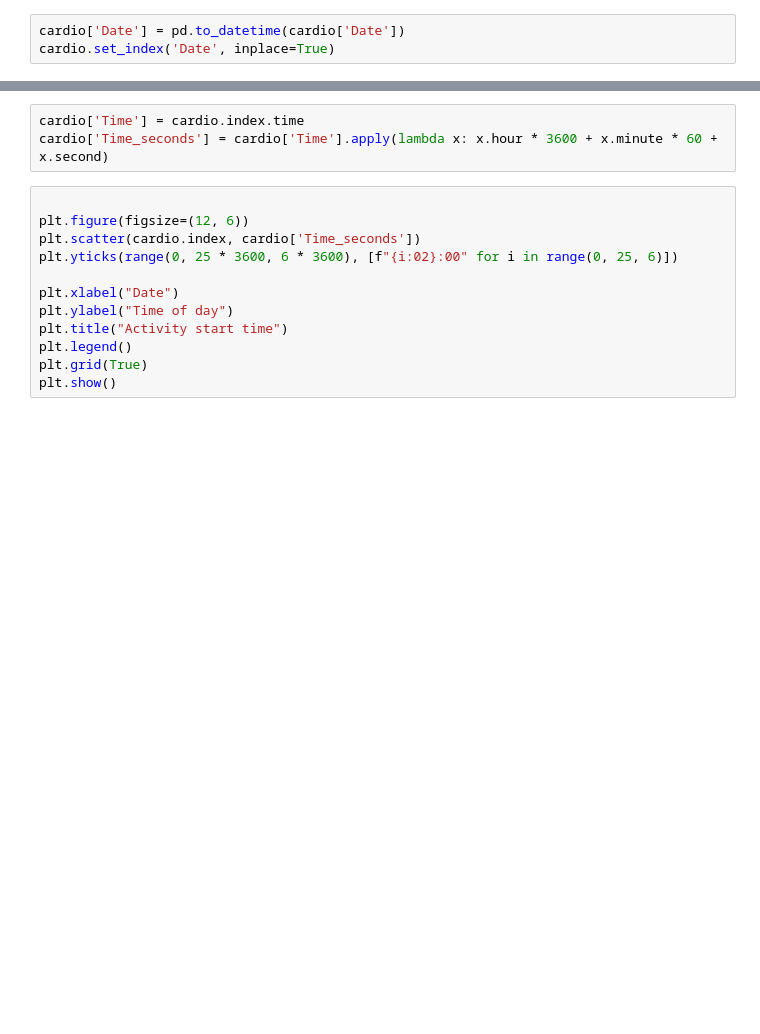
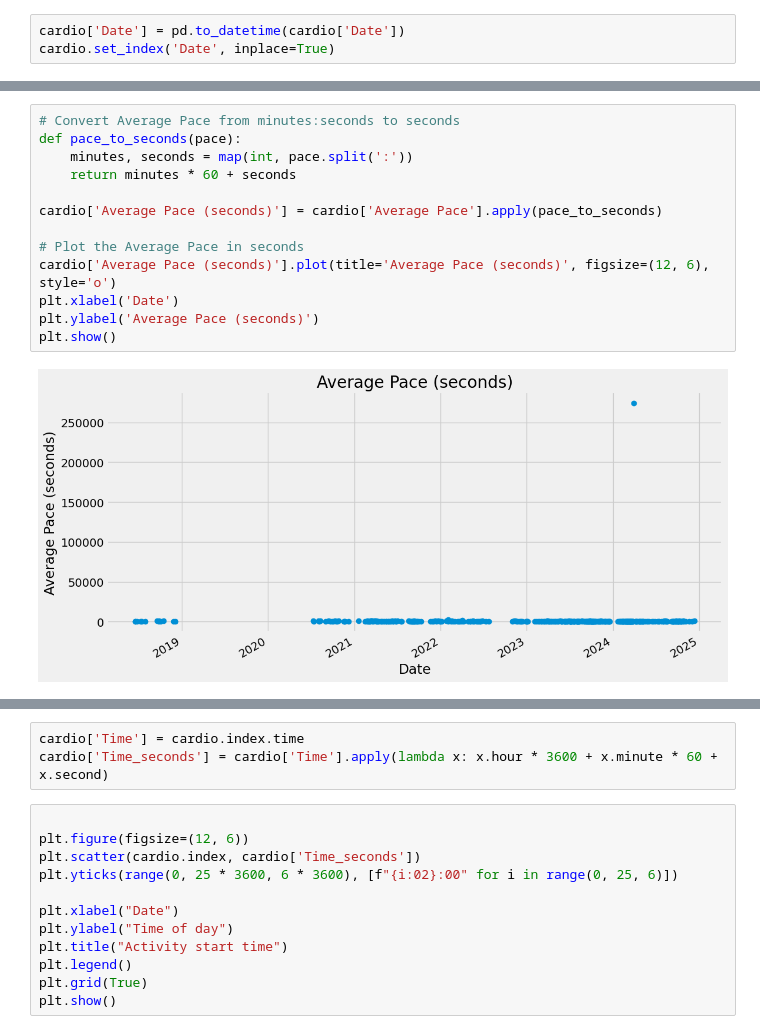
Before and after one commit to surajkarak/runkeeper_data_analysis, a Jupyter notebook: runkeeper_data.ipynb, the cells around one changed output, grey strips where cells are left out. Saved outputs shown, nothing was run; the diff lists cells and outputs as text; blank space fills up the shorter version.

```diff
--- a/runkeeper_data.ipynb
+++ b/runkeeper_data.ipynb
@@ -74,0 +185,15 @@ cardio.set_index('Date', inplace=True)
+# %%
+# Convert Average Pace from minutes:seconds to seconds
+def pace_to_seconds(pace):
+    minutes, seconds = map(int, pace.split(':'))
+    return minutes * 60 + seconds
+
+cardio['Average Pace (seconds)'] = cardio['Average Pace'].apply(pace_to_seconds)
+
+# Plot the Average Pace in seconds
+cardio['Average Pace (seconds)'].plot(title='Average Pace (seconds)', figsize=(12, 6), style='o')
+plt.xlabel('Date')
+plt.ylabel('Average Pace (seconds)')
+plt.show()
+# %% [output]
+[figure, added]
```
Also changed, not shown: parts of 23 cells of this notebook.
